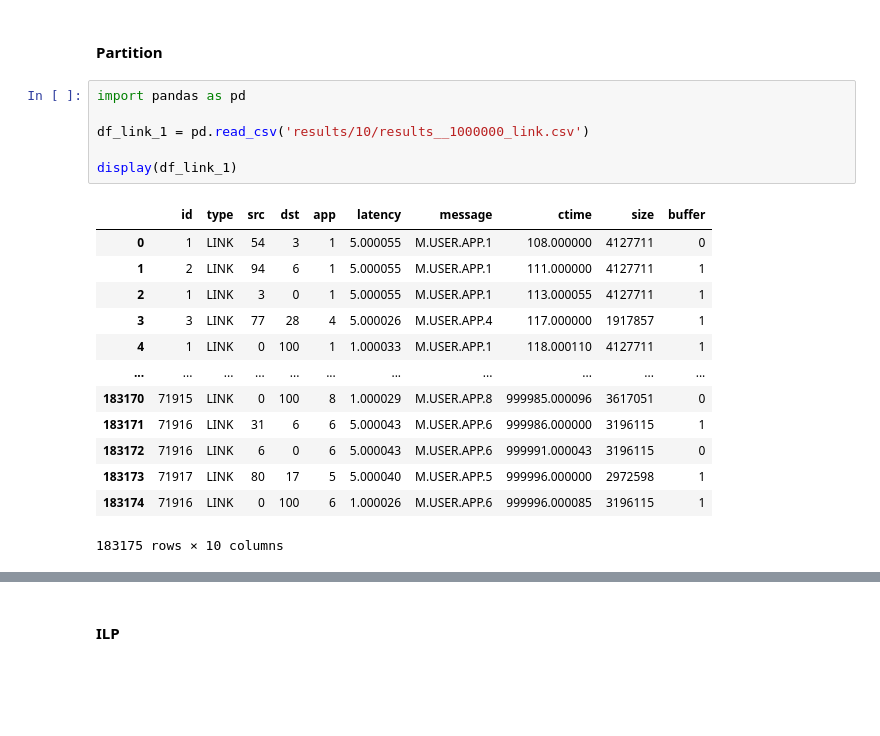
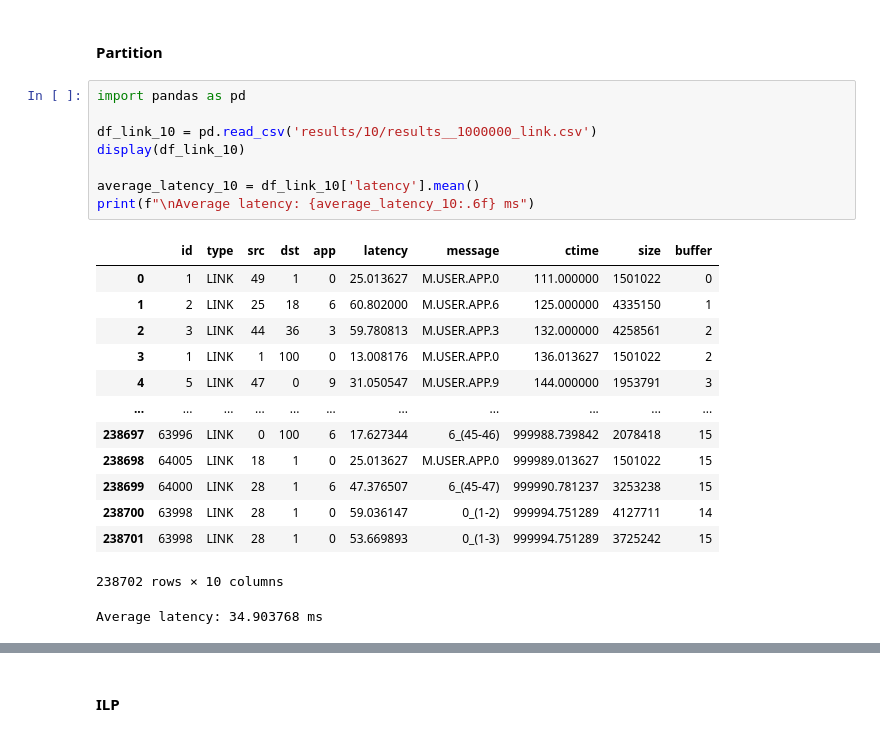
Before and after one commit to hafidnrzs/yafs-fog-computing, a Jupyter notebook: experiments/rev/analyze.ipynb, the cells around one changed output, grey strips where cells are left out. Drawn from its saved outputs; the diff is of its cells as text; blank space fills up the shorter version.

```diff
--- a/experiments/rev/analyze.ipynb
+++ b/experiments/rev/analyze.ipynb
@@ -675,20 +676,23 @@ Result link
 # %%
 import pandas as pd
 
-df_link_1 = pd.read_csv('results/10/results__1000000_link.csv')
+df_link_10 = pd.read_csv('results/10/results__1000000_link.csv')
+display(df_link_10)
 
-display(df_link_1)
+average_latency_10 = df_link_10['latency'].mean()
+print(f"\nAverage latency: {average_latency_10:.6f} ms")
 # %% [output]
 |  | id | type | src | dst | app | latency | message | ctime | size | buffer |
-| 0 | 1 | LINK | 54 | 3 | 1 | 5.000055 | M.USER.APP.1 | 108.000000 | 4127711 | 0 |
-| 1 | 2 | LINK | 94 | 6 | 1 | 5.000055 | M.USER.APP.1 | 111.000000 | 4127711 | 1 |
-| 2 | 1 | LINK | 3 | 0 | 1 | 5.000055 | M.USER.APP.1 | 113.000055 | 4127711 | 1 |
-| 3 | 3 | LINK | 77 | 28 | 4 | 5.000026 | M.USER.APP.4 | 117.000000 | 1917857 | 1 |
-| 4 | 1 | LINK | 0 | 100 | 1 | 1.000033 | M.USER.APP.1 | 118.000110 | 4127711 | 1 |
+| 0 | 1 | LINK | 49 | 1 | 0 | 25.013627 | M.USER.APP.0 | 111.000000 | 1501022 | 0 |
+| 1 | 2 | LINK | 25 | 18 | 6 | 60.802000 | M.USER.APP.6 | 125.000000 | 4335150 | 1 |
+| 2 | 3 | LINK | 44 | 36 | 3 | 59.780813 | M.USER.APP.3 | 132.000000 | 4258561 | 2 |
+| 3 | 1 | LINK | 1 | 100 | 0 | 13.008176 | M.USER.APP.0 | 136.013627 | 1501022 | 2 |
+| 4 | 5 | LINK | 47 | 0 | 9 | 31.050547 | M.USER.APP.9 | 144.000000 | 1953791 | 3 |
 | ... | ... | ... | ... | ... | ... | ... | ... | ... | ... | ... |
-| 183170 | 71915 | LINK | 0 | 100 | 8 | 1.000029 | M.USER.APP.8 | 999985.000096 | 3617051 | 0 |
-| 183171 | 71916 | LINK | 31 | 6 | 6 | 5.000043 | M.USER.APP.6 | 999986.000000 | 3196115 | 1 |
-| 183172 | 71916 | LINK | 6 | 0 | 6 | 5.000043 | M.USER.APP.6 | 999991.000043 | 3196115 | 0 |
-| 183173 | 71917 | LINK | 80 | 17 | 5 | 5.000040 | M.USER.APP.5 | 999996.000000 | 2972598 | 1 |
-| 183174 | 71916 | LINK | 0 | 100 | 6 | 1.000026 | M.USER.APP.6 | 999996.000085 | 3196115 | 1 |
+| 238697 | 63996 | LINK | 0 | 100 | 6 | 17.627344 | 6_(45-46) | 999988.739842 | 2078418 | 15 |
+| 238698 | 64005 | LINK | 18 | 1 | 0 | 25.013627 | M.USER.APP.0 | 999989.013627 | 1501022 | 15 |
+| 238699 | 64000 | LINK | 28 | 1 | 6 | 47.376507 | 6_(45-47) | 999990.781237 | 3253238 | 15 |
+| 238700 | 63998 | LINK | 28 | 1 | 0 | 59.036147 | 0_(1-2) | 999994.751289 | 4127711 | 14 |
+| 238701 | 63998 | LINK | 28 | 1 | 0 | 53.669893 | 0_(1-3) | 999994.751289 | 3725242 | 15 |
-183175 rows × 10 columns
+238702 rows × 10 columns
+Average latency: 34.903768 ms
```
Also changed, not shown: parts of 36 cells of this notebook, 1 other file.
